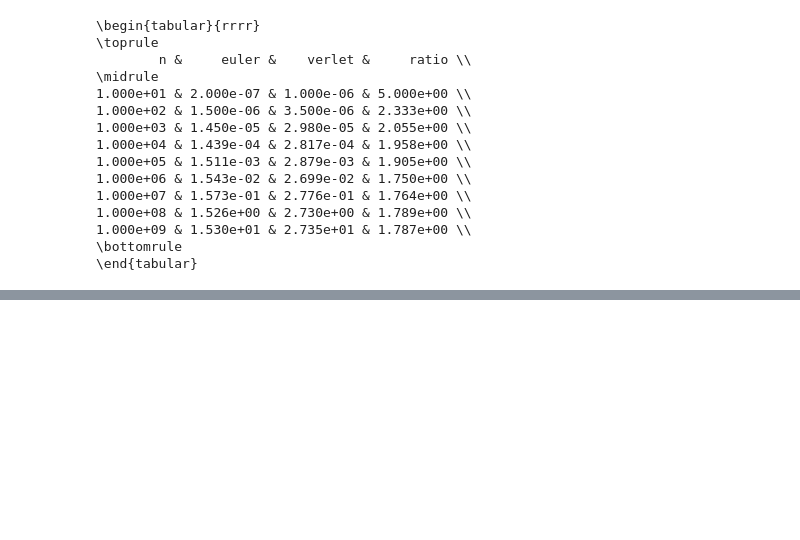
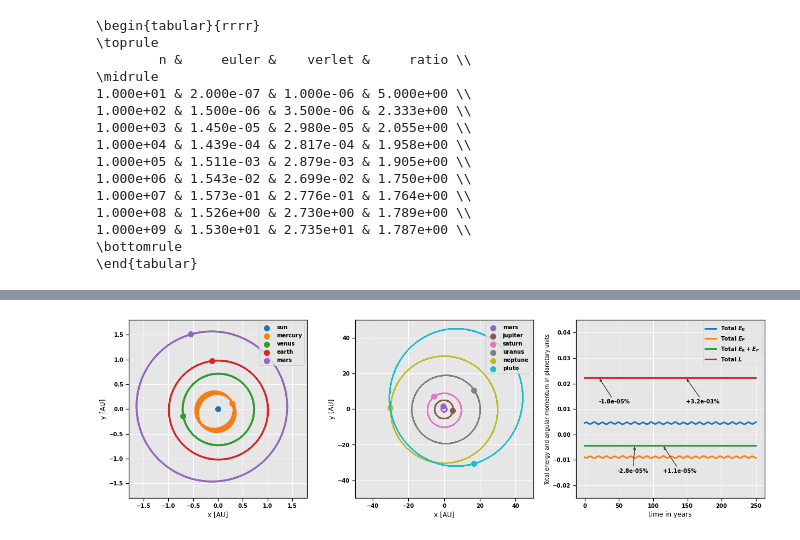
Before and after one commit to fonstelien/FYS4150, a Jupyter notebook: project3/results/project3.ipynb, the cells around one changed output, grey strips where cells are left out. Saved outputs shown, nothing was run; the diff lists cells and outputs as text; code cells hidden in the pictures; blank space fills up the shorter version.

```diff
--- a/project3/results/project3.ipynb
+++ b/project3/results/project3.ipynb
@@ -141,11 +141,12 @@ print(times.to_latex(index=False, float_format="%.3e"))
 # Setting up pyplot runtime configuration
 
 from matplotlib.ticker import MaxNLocator
+import matplotlib.ticker as tck
 
 SMALL = 10
 MEDIUM = 12
 LARGE = 16
-THICK = 2
+THICK = 3
 THIN = 1
 WIDE_FIG = (20,6)
 SMALL_FIG = (6,6)
@@ -259,5 +245,0 @@ dfv100['total'].iloc[-1]/dfv100['total'].iloc[0]
-# %%
-p = np.array([1,0])
-v = np.array([0,2*np.pi])
-h = 1/100
-f = 2*np.pi**2
@@ -293,0 +250,82 @@ et,ep,ek
+# %%
+df_solar_system = pd.read_csv('all-n1000y250.csv')
+# %%
+df = df_solar_system
+df['e'] = df['ek']+df['ep']
+N = 1000
+planets = ['sun', 'mercury', 'venus', 'earth', 'mars', 'jupiter', 'saturn', 'uranus', 'neptune', 'pluto']
+
+fix, axes = plt.subplots(nrows=1, ncols=3, figsize=(21,6))
+
+ax = axes[0]
+for i, name in enumerate(planets[:5]):
+    ax.scatter(df[f'{i}x'], df[f'{i}y'], s=.001, color=COLORS[i])
+    ax.scatter(df[f'{i}x'].iloc[-1], df[f'{i}y'].iloc[-1], s=100, color=COLORS[i], label=name)
+
+ax.set_aspect('equal', adjustable='box')
+ax.set_xlim(-1.8,1.8)
+ax.set_ylim(-1.8,1.8)
+ax.legend(loc='upper right')
+ax.set_xlabel('x [AU]', fontsize=MEDIUM)
+ax.set_ylabel('y [AU]', fontsize=MEDIUM)
+
+ax = axes[1]
+for j, name in enumerate(planets[i:]):
+    ax.scatter(df[f'{i+j}x'], df[f'{i+j}y'], s=.01, color=COLORS[i+j])
+    ax.scatter(df[f'{i+j}x'].iloc[-1], df[f'{i+j}y'].iloc[-1], s=100, color=COLORS[i+j], label=name)
+
+ax.set_aspect('equal', adjustable='box')
+ax.set_xlim(-50,50)
+ax.set_ylim(-50,50)
+ax.legend(loc='upper right')
+ax.set_xlabel('x [AU]', fontsize=MEDIUM)
+ax.set_ylabel('y [AU]', fontsize=MEDIUM)
+
+ax = axes[2]
+ax.plot(df.index/N, df['ek'], linewidth=THICK, label='Total $E_K$')
+ax.plot(df.index/N, df['ep'], linewidth=THICK, label='Total $E_P$')
+ax.plot(df.index/N, df['e'], linewidth=THICK, label='Total $E_K+E_P$')
+ax.plot(df.index/N, df['am'], linewidth=THICK, label='Total $L$')
+#ax.set_yscale('log')
+ax.legend(loc='upper right')
+ax.set_ylim(-.025,.045)
+ax.set_xlabel('time in years', fontsize=MEDIUM)
+ax.set_ylabel('Total energy and angular momentum in planetary units', fontsize=SMALL)
+
+e0 = df['e'].mean()
+emin = df['e'].argmin()
+xemin = emin/N
+yemin = df['e'].iloc[emin]
+ratio = (1-yemin/e0)*100
+xytext = (xemin-25,-.015)
+xy = (xemin, yemin)
+ax.annotate(f'{ratio:.1e}%', xytext=xytext, xy=xy, arrowprops={'arrowstyle':'->'})
+
+emax = df['e'].argmax()
+xemax = emax/N
+yemax = df['e'].iloc[emax]
+ratio = (1-yemax/e0)*100
+xytext = (xemax,-.015)
+xy = (xemax, yemax)
+ax.annotate(f'+{ratio:.1e}%', xytext=xytext, xy=xy, arrowprops={'arrowstyle':'->'})
+
+am0 = df['am'].mean()
+ammax = df['am'].argmax()
+xammax = ammax/N
+yammax = df['am'].iloc[ammax]
+ratio = (yammax/am0-1)*100
+xytext = (xammax,yammax-.01)
+xy = (xammax, yammax)
+ax.annotate(f'+{ratio:.1e}%', xytext=xytext, xy=xy, arrowprops={'arrowstyle':'->'})
+
+ammin = df['am'].argmin()
+xammin = ammin/N
+yammin = df['am'].iloc[emin]
+ratio = (yammin/am0-1)*100
+xytext = (xammin,yammax-.01)
+xy = (xammin, yammin)
+ax.annotate(f'{ratio:.1e}%', xytext=xytext, xy=xy, arrowprops={'arrowstyle':'->'})
+
+plt.show()
+# %% [output]
+[figure, added]
```
Also changed, not shown: parts of 24 cells of this notebook, 8 other files.
